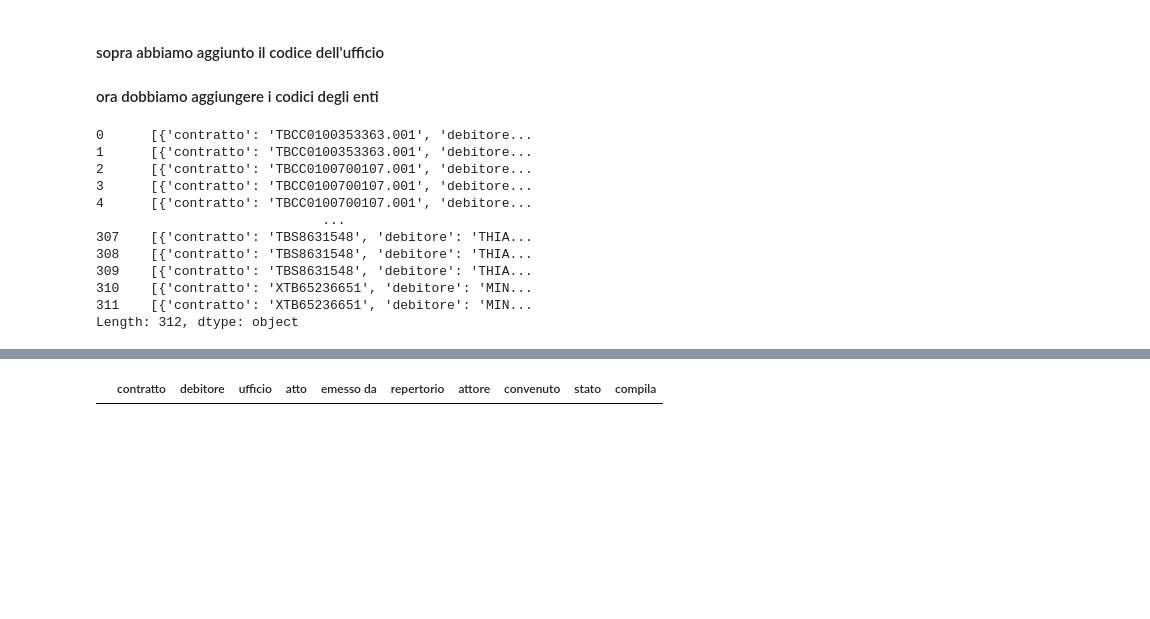
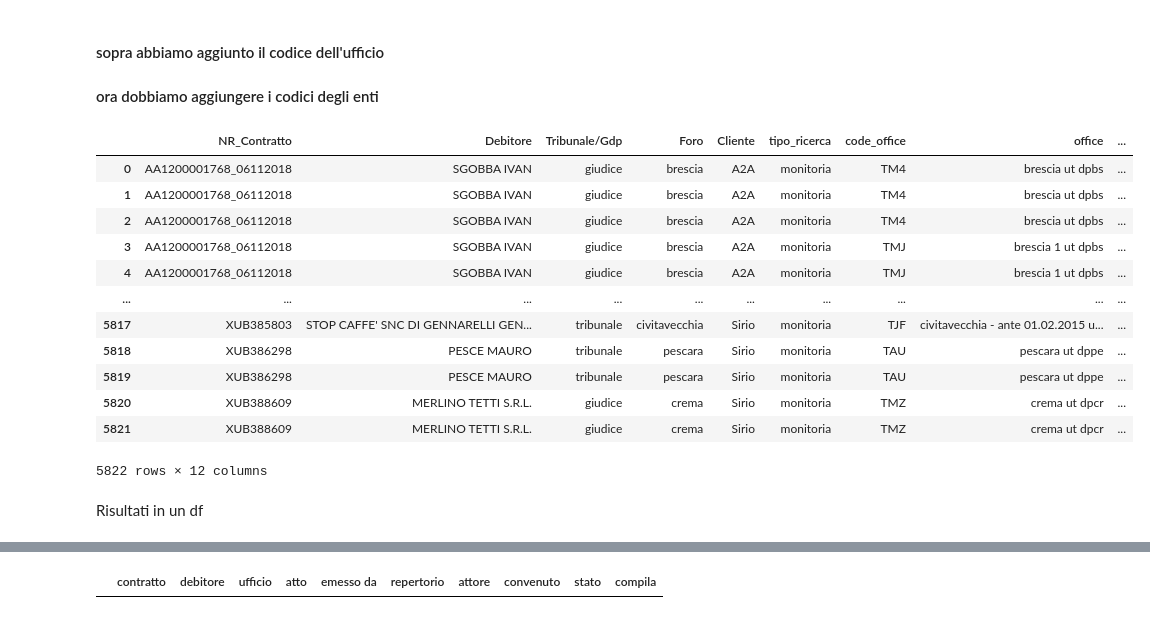
Before and after one commit to ClaudiaEsposit/Scraping_ade, a Jupyter notebook: Tentativi.ipynb, the cells around one changed output, grey strips where cells are left out. Drawn from its saved outputs; the diff is of its cells as text; code cells hidden in the pictures; blank space fills up the shorter version.

```diff
--- a/Tentativi.ipynb
+++ b/Tentativi.ipynb
@@ -332 +370,17 @@ input.to_excel('Input/Cleaned/2024_05_27_input_v1.xlsx',index=False)
+# %%
+input
+# %% [output]
+|  | NR_Contratto | Debitore | Tribunale/Gdp | Foro | Cliente | tipo_ricerca | code_office | office | ... |
+| 0 | AA1200001768_06112018 | SGOBBA IVAN | giudice | brescia | A2A | monitoria | TM4 | brescia ut dpbs | ... |
+| 1 | AA1200001768_06112018 | SGOBBA IVAN | giudice | brescia | A2A | monitoria | TM4 | brescia ut dpbs | ... |
+| 2 | AA1200001768_06112018 | SGOBBA IVAN | giudice | brescia | A2A | monitoria | TM4 | brescia ut dpbs | ... |
+| 3 | AA1200001768_06112018 | SGOBBA IVAN | giudice | brescia | A2A | monitoria | TMJ | brescia 1 ut dpbs | ... |
+| 4 | AA1200001768_06112018 | SGOBBA IVAN | giudice | brescia | A2A | monitoria | TMJ | brescia 1 ut dpbs | ... |
+| ... | ... | ... | ... | ... | ... | ... | ... | ... | ... |
+| 5817 | XUB385803 | STOP CAFFE' SNC DI GENNARELLI GEN... | tribunale | civitavecchia | Sirio | monitoria | TJF | civitavecchia - ante 01.02.2015 u... | ... |
+| 5818 | XUB386298 | PESCE MAURO | tribunale | pescara | Sirio | monitoria | TAU | pescara ut dppe | ... |
+| 5819 | XUB386298 | PESCE MAURO | tribunale | pescara | Sirio | monitoria | TAU | pescara ut dppe | ... |
+| 5820 | XUB388609 | MERLINO TETTI S.R.L. | giudice | crema | Sirio | monitoria | TMZ | crema ut dpcr | ... |
+| 5821 | XUB388609 | MERLINO TETTI S.R.L. | giudice | crema | Sirio | monitoria | TMZ | crema ut dpcr | ... |
+5822 rows × 12 columns
 # %%
@@ -340,21 +395,8 @@ results =( input
                                     ),
                                     axis=1)
 )
-# %%
-results
-# %% [output]
-0      [{'contratto': 'TBCC0100353363.001', 'debitore...
-1      [{'contratto': 'TBCC0100353363.001', 'debitore...
-2      [{'contratto': 'TBCC0100700107.001', 'debitore...
-3      [{'contratto': 'TBCC0100700107.001', 'debitore...
-4      [{'contratto': 'TBCC0100700107.001', 'debitore...
-                             ...
-307    [{'contratto': 'TBS8631548', 'debitore': 'THIA...
-308    [{'contratto': 'TBS8631548', 'debitore': 'THIA...
-309    [{'contratto': 'TBS8631548', 'debitore': 'THIA...
-310    [{'contratto': 'XTB65236651', 'debitore': 'MIN...
-311    [{'contratto': 'XTB65236651', 'debitore': 'MIN...
-Length: 312, dtype: object
+# %% [markdown]
+Risultati in un df
 # %%
 filtered_data = [item for item in results if item != []]
 flattened_results = [item for sublist in filtered_data for item in (sublist if isinstance(sublist, list) else [sublist])]
```
Also changed, not shown: parts of 15 cells of this notebook, 12 other files.
